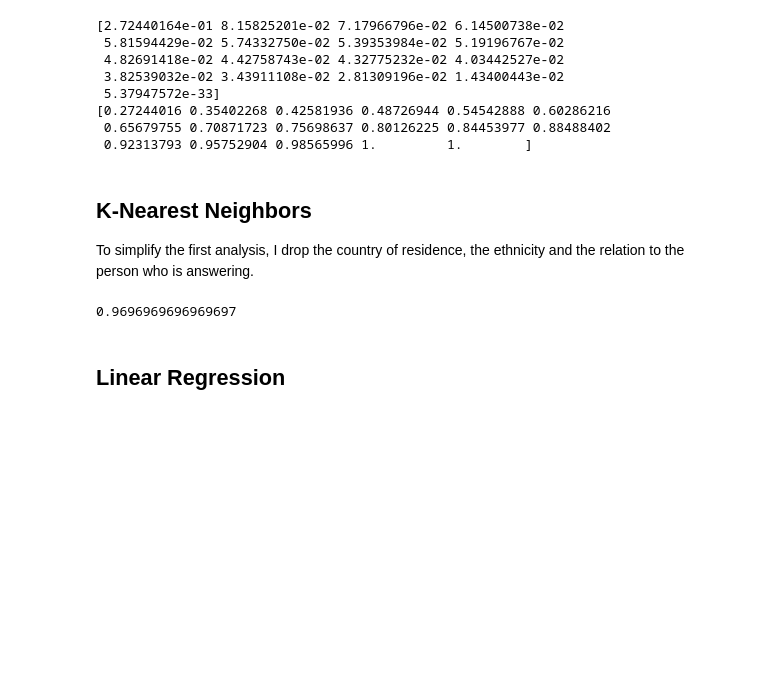
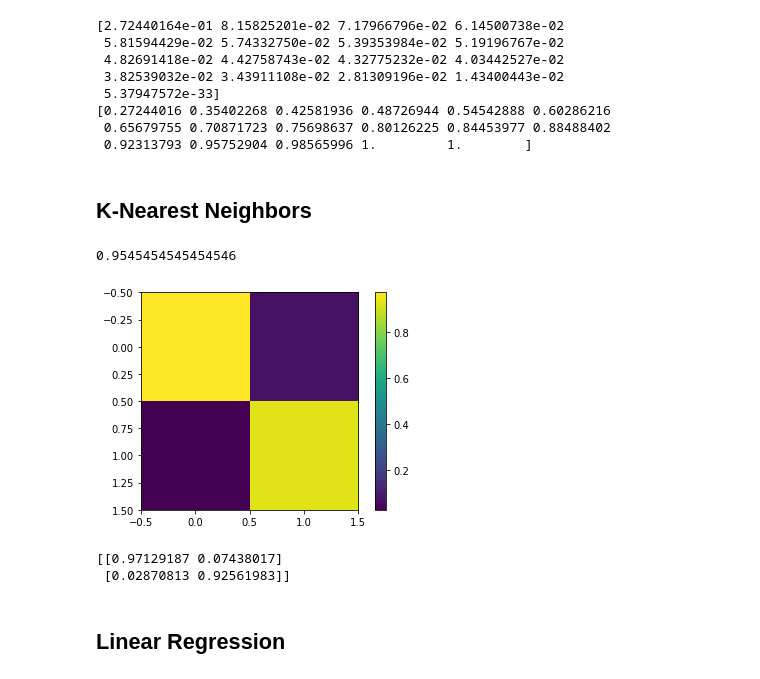
Before and after one commit to clempichon/PCBS_autism, a Jupyter notebook: project.ipynb, the cells around one changed output. Cells and saved outputs as stored; diff of their text form; code cells hidden in the pictures; blank space fills up the shorter version.

```diff
--- a/project.ipynb
+++ b/project.ipynb
@@ -271,7 +262,3 @@ print(pca.explained_variance_ratio_.cumsum())
 [0.27244016 0.35402268 0.42581936 0.48726944 0.54542888 0.60286216
  0.65679755 0.70871723 0.75698637 0.80126225 0.84453977 0.88488402
  0.92313793 0.95752904 0.98565996 1.         1.        ]
-# %% [markdown]
-## K-Nearest Neighbors
-
-To simplify the first analysis, I drop the country of residence, the ethnicity and the relation to the person who is answering.
@@ -282,10 +265,6 @@ analyse=analyse.drop('relation', axis=1)
+# %% [markdown]
+## K-Nearest Neighbors
 # %%
-from sklearn.neighbors import KNeighborsClassifier
-from sklearn.model_selection import train_test_split
-
-# Create arrays for the features and the response variable
-y = list(analyse['Class/ASD'].values)
-X = analyse.drop('Class/ASD', axis=1).values
 
 # Create a k-NN classifier with 6 neighbors
 knn = KNeighborsClassifier(n_neighbors=3)
@@ -295,12 +274,21 @@ knn.fit(X_train, y_train)
 y_pred = knn.predict(X_test)
 print(knn.score(X_test, y_test))
 # %% [output]
-0.9696969696969697
+0.9545454545454546
 # %%
 from sklearn.metrics import confusion_matrix
 
 
 conf_matrix = confusion_matrix(y_test, y_pred)
+conf_matrix = conf_matrix/np.sum(conf_matrix, axis=0)
+plt.imshow(conf_matrix)
+plt.colorbar()
+plt.show()
+print(conf_matrix)
+# %% [output]
+[figure, added]
+[[0.97129187 0.07438017]
+ [0.02870813 0.92561983]]
 # %% [markdown]
 ## Linear Regression
 # %%
```
Also changed, not shown: parts of 20 cells of this notebook.
